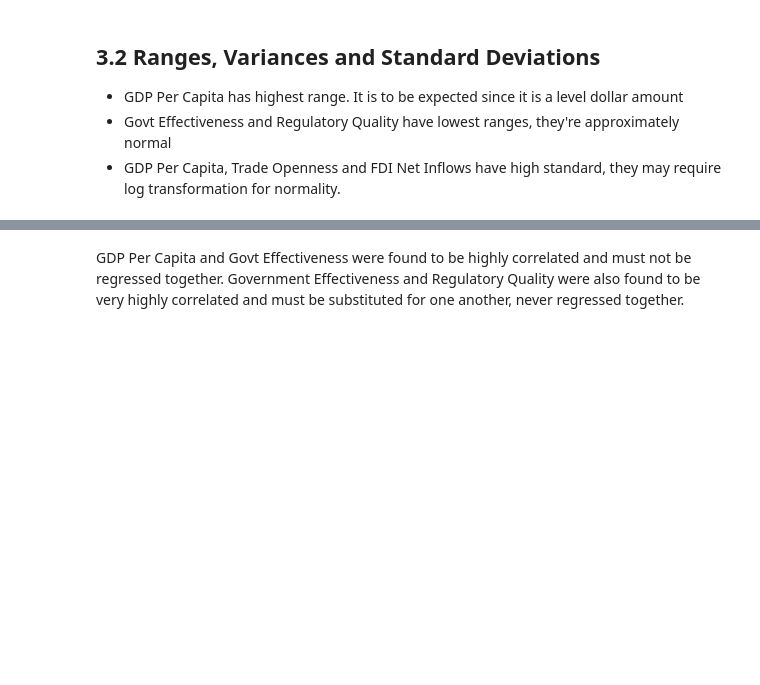
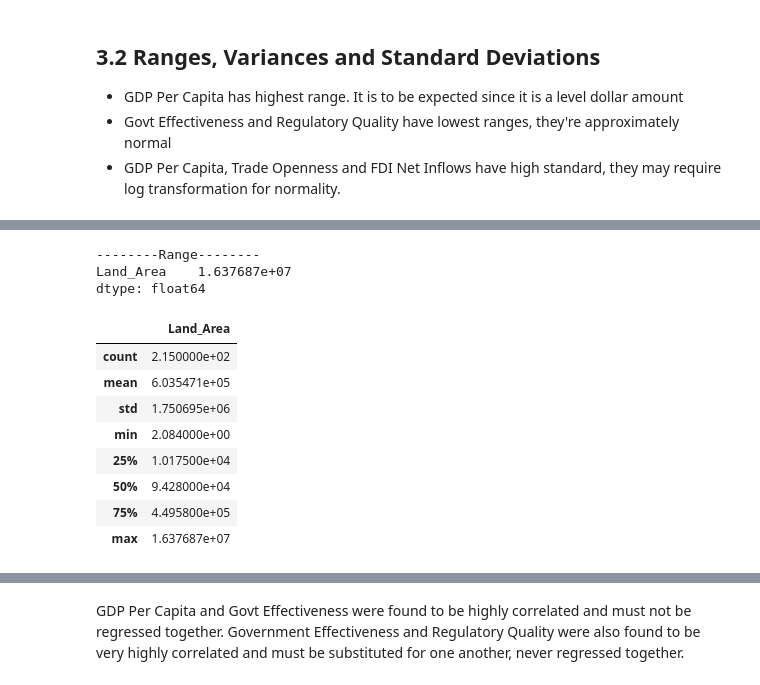
Before and after one commit to adrymmm/WorldBankPanel, a Jupyter notebook: data_exploration.ipynb, the cells around one changed output, grey strips where cells are left out. Drawn from its saved outputs; the diff is of its cells as text; code cells hidden in the pictures; blank space fills up the shorter version.

```diff
--- a/data_exploration.ipynb
+++ b/data_exploration.ipynb
@@ -565,0 +609,28 @@ dtype: float64
+# %%
+# Dropping all duplicate country rows [collapsing panel to cross-section] and only keeping land area column
+wb_land = wb_raw.copy()
+wb_land = wb_land.drop_duplicates(subset='iso3')
+wb_land = wb_land[['iso3', 'Land_Area']]
+
+# Range
+range_land = wb_land.max(numeric_only=True) - wb_land.min(numeric_only=True)
+print("--------Range--------")
+print(f"{range_land}\n")
+
+# Descriptive statistics
+wb_land.describe()
+
+#
+# %% [output]
+--------Range--------
+Land_Area    1.637687e+07
+dtype: float64
+|  | Land_Area |
+| count | 2.150000e+02 |
+| mean | 6.035471e+05 |
+| std | 1.750695e+06 |
+| min | 2.084000e+00 |
+| 25% | 1.017500e+04 |
+| 50% | 9.428000e+04 |
+| 75% | 4.495800e+05 |
+| max | 1.637687e+07 |
```
Also changed, not shown: parts of 38 cells of this notebook, 2 other files.
